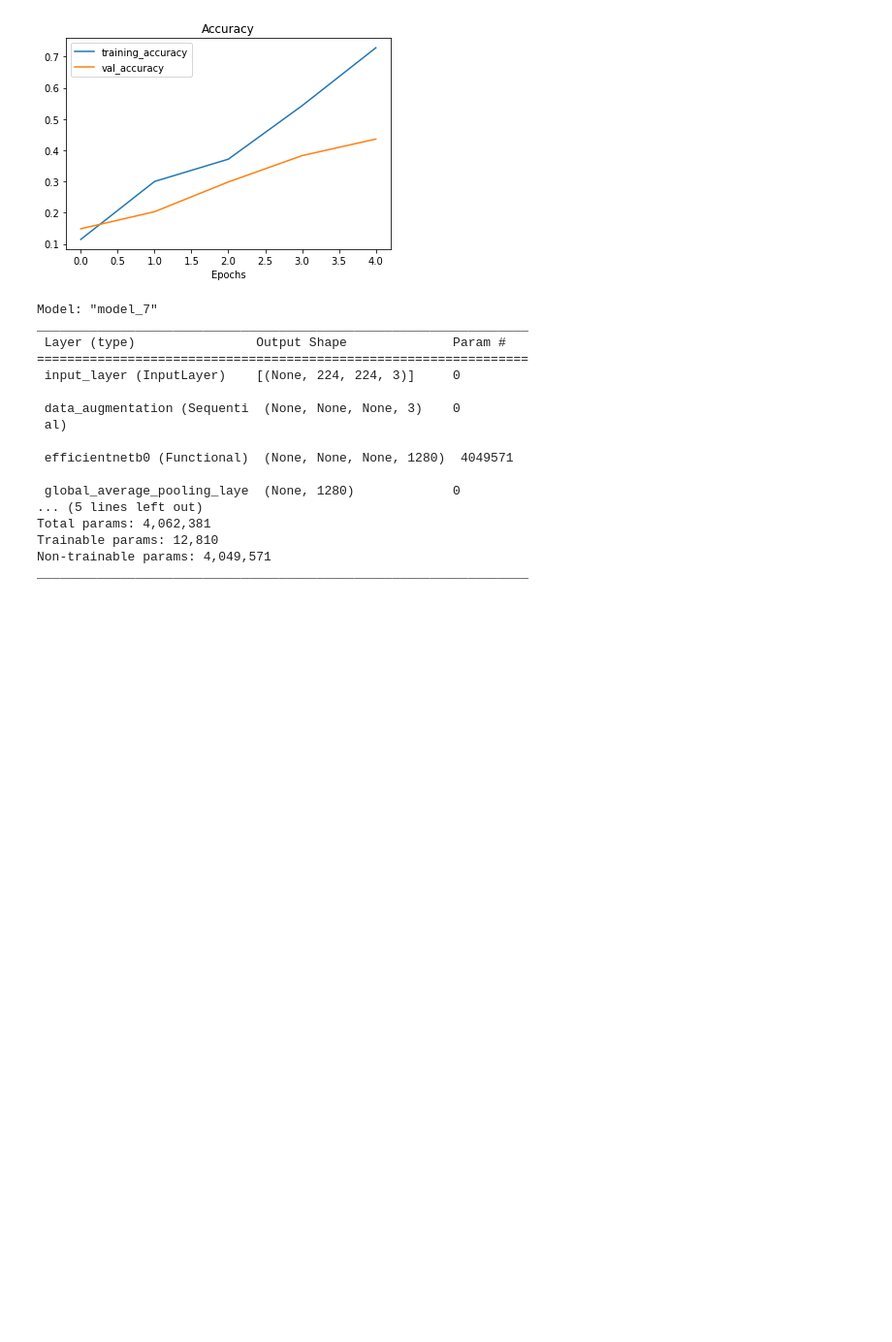
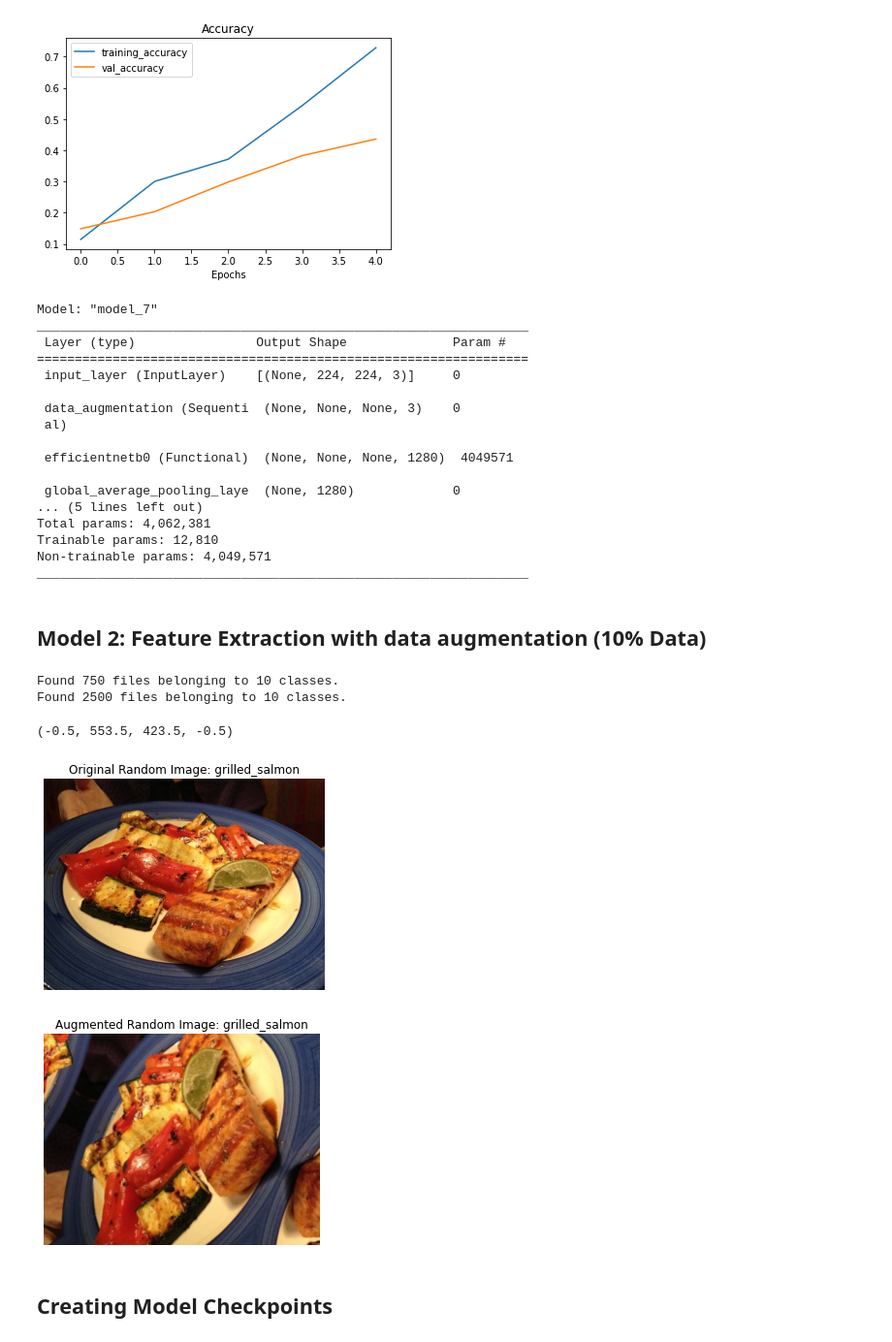
Before and after one commit to ShyamSundhar1411/My-ML-Notebooks, a Jupyter notebook: Transfer Learning/Transfer_Learning_in_Tensorflow_Fine_Tuning.ipynb, the cells around one changed output. Shown at 97% size. Saved outputs shown, nothing was run; the diff lists cells and outputs as text; code cells hidden in the pictures; blank space fills up the shorter version.

```diff
--- a/Transfer Learning/Transfer_Learning_in_Tensorflow_Fine_Tuning.ipynb
+++ b/Transfer Learning/Transfer_Learning_in_Tensorflow_Fine_Tuning.ipynb
@@ -418,3 +418,58 @@ Total params: 4,062,381
 Trainable params: 12,810
 Non-trainable params: 4,049,571
 _________________________________________________________________
+# %% [markdown]
+## Model 2: Feature Extraction with data augmentation (10% Data)
+# %%
+IMG_SIZE =  (224,224)
+BATCH_SIZE = 32
+train_data_10_percent = tf.keras.preprocessing.image_dataset_from_directory(
+    train_dir,
+    label_mode = "categorical",
+    image_size = IMG_SIZE,
+    batch_size = BATCH_SIZE
+    )
+test_data_10_percent = tf.keras.preprocessing.image_dataset_from_directory(
+    test_dir,
+    label_mode = "categorical",
+    image_size = IMG_SIZE,
+    batch_size = BATCH_SIZE
+    )
+# %% [output]
+Found 750 files belonging to 10 classes.
+Found 2500 files belonging to 10 classes.
+# %%
+import tensorflow as tf
+from tensorflow import keras
+from tensorflow.keras import layers
+from tensorflow.keras.layers.experimental import preprocessing
+
+data_augmentation = keras.Sequential([
+    preprocessing.RandomFlip("horizontal"),
+    preprocessing.RandomHeight(0.2),
+    preprocessing.RandomZoom(0.2),
+    preprocessing.RandomWidth(0.2),
+    preprocessing.RandomRotation(0.2),
+])
+# %%
+import matplotlib.pyplot as plt
+import matplotlib.image as mpimg
+import os
+import random
+target_class = random.choice(train_data_1_percent.class_names)
+target_dir = "10_food_classes_1_percent/train/"+target_class
+random_image = random.choice(os.listdir(target_dir))
+random_image_path = target_dir+"/"+random_image
+img = mpimg.imread(random_image_path)
+plt.title("Original Random Image: {}".format(target_class))
+plt.axis(False)
+plt.imshow(img)
+img_augmented = data_augmentation(tf.expand_dims(img,axis = 0),training = True)
+plt.figure()
+plt.imshow(tf.squeeze(img_augmented)/255.)
+plt.title("Augmented Random Image: {}".format(target_class))
+plt.axis(False)
+# %% [output]
+(-0.5, 553.5, 423.5, -0.5)
+[figure, added]
+[figure, added]
@@ -420,0 +490,2 @@ _________________________________________________________________
+# %% [markdown]
+## Creating Model Checkpoints
```
Also changed, not shown: parts of 9 cells of this notebook.
